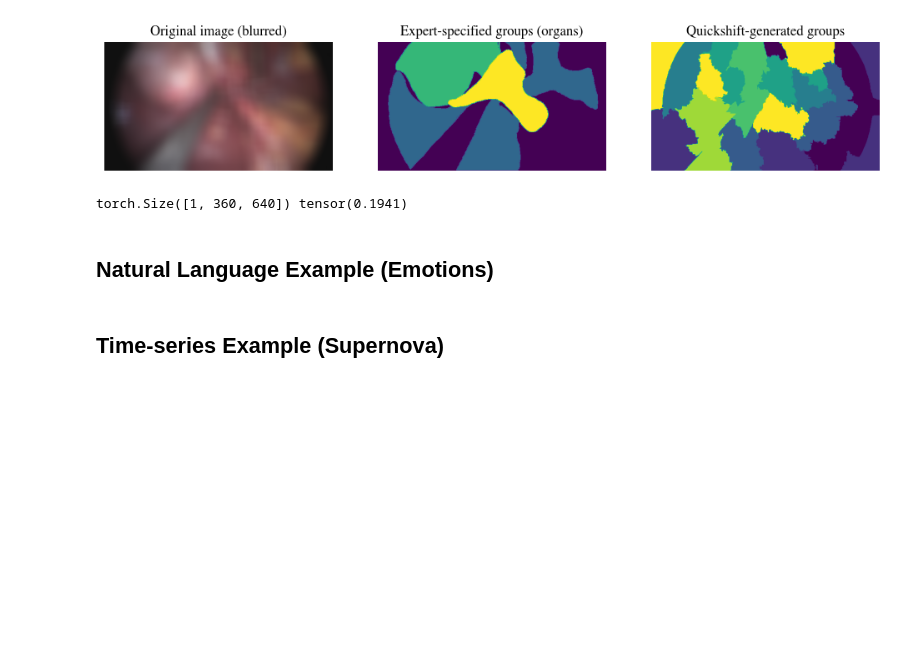
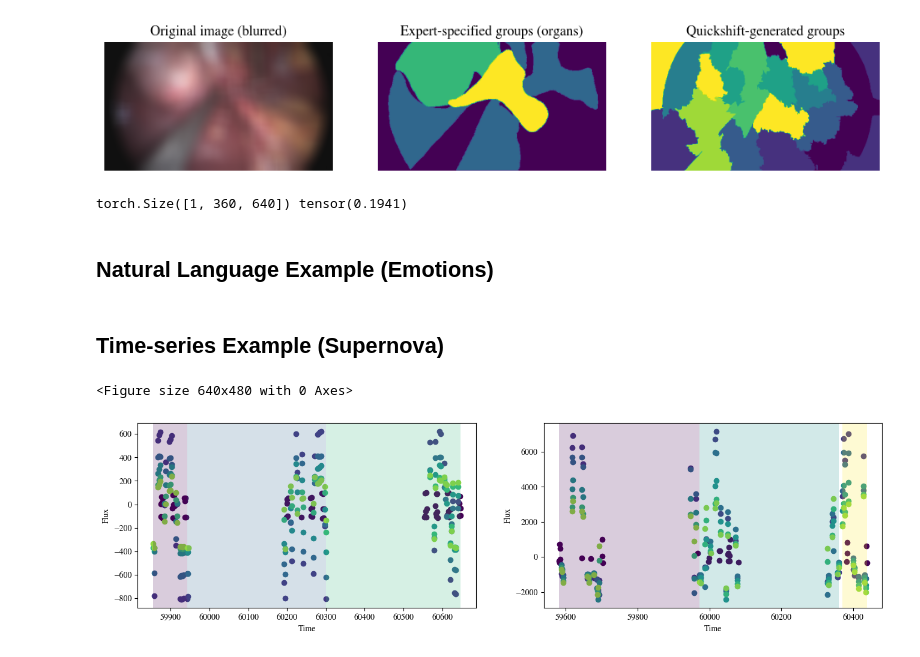
Before and after one commit to DebugML/exlib, a Jupyter notebook: fix_demo.ipynb, the cells around one changed output. Drawn from its saved outputs; the diff is of its cells as text; code cells hidden in the pictures; blank space fills up the shorter version.

```diff
--- a/fix_demo.ipynb
+++ b/fix_demo.ipynb
@@ -208,3 +230,37 @@ torch.Size([1, 360, 640]) tensor(0.1941)
 ## Natural Language Example (Emotions)
 # %% [markdown]
 ## Time-series Example (Supernova)
+# %%
+supernova_dataset = exlib.datasets.supernova.SupernovaDataset(split="test")
+# %%
+window_size = 100
+color_map = plt.cm.get_cmap('viridis')
+plt.clf()
+fig, ax = plt.subplots(1, 2, figsize=(16, 4))
+for i in range(len(ax)):
+    times_wv = torch.tensor(supernova_dataset.dataset[i]["times_wv"])
+    xs = times_wv[:, 0]
+    ys = torch.tensor(supernova_dataset.dataset[i]["target"])[:, 0]
+    unique_wl = torch.Tensor([3670.69, 4826.85, 6223.24, 7545.98, 8590.9, 9710.28])
+    non_zero_mask = ys != 0
+    xs, ys = xs[non_zero_mask], ys[non_zero_mask]
+    times_wv_filtered = times_wv[non_zero_mask]
+
+    num_windows = len(xs) // window_size
+    for j in range(num_windows + 1):
+        window_start = j * window_size
+        window_end = min((j + 1) * window_size, len(xs))
+        window_xs, window_ys = xs[window_start:window_end], ys[window_start:window_end]
+        for k, wl in enumerate(unique_wl):
+            mask = times_wv_filtered[window_start:window_end, 1] == wl
+            if mask.sum() > 0:
+                color = color_map(k / len(unique_wl))
+                ax[i].scatter(window_xs[mask], window_ys[mask], label=f'{wl:.2f}', color=color)
+        if window_xs.numel() > 0:
+            ax[i].axvspan(window_xs.min(), window_xs.max(), facecolor=color_map(j / num_windows), alpha=0.2)
+    ax[i].set_xlabel('Time')
+    ax[i].set_ylabel('Flux')
+plt.show()
+# %% [output]
+<Figure size 640x480 with 0 Axes>
+[figure, added]
```
Also changed, not shown: parts of 8 cells of this notebook.
